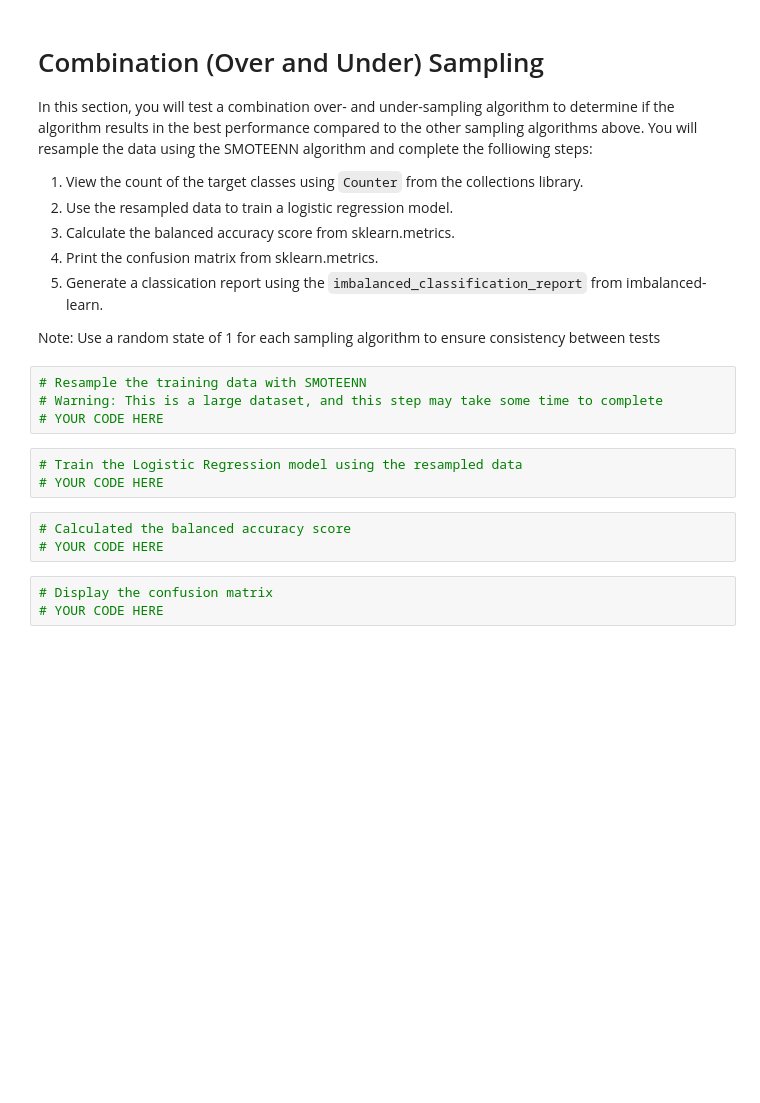
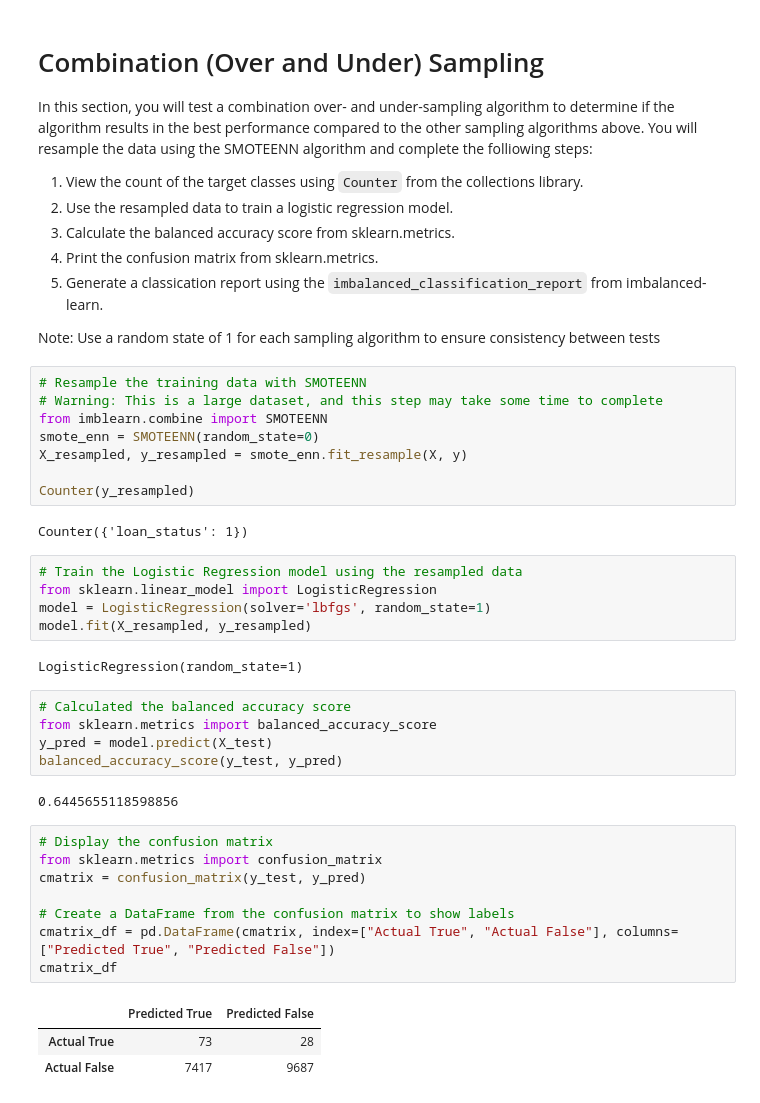
Before and after one commit to MServ/Credit_Risk_Analysis, a Jupyter notebook: credit_risk_resampling.ipynb, the cells around one changed output. Cells and saved outputs as stored; diff of their text form; blank space fills up the shorter version.

```diff
--- a/credit_risk_resampling.ipynb
+++ b/credit_risk_resampling.ipynb
@@ -258,15 +289,38 @@ Note: Use a random state of 1 for each sampling algorithm to ensure consistency
 # %%
 # Resample the training data with SMOTEENN
 # Warning: This is a large dataset, and this step may take some time to complete
-# YOUR CODE HERE
+from imblearn.combine import SMOTEENN
+smote_enn = SMOTEENN(random_state=0)
+X_resampled, y_resampled = smote_enn.fit_resample(X, y)
+
+Counter(y_resampled)
+# %% [output]
+Counter({'loan_status': 1})
 # %%
 # Train the Logistic Regression model using the resampled data
-# YOUR CODE HERE
+from sklearn.linear_model import LogisticRegression
+model = LogisticRegression(solver='lbfgs', random_state=1)
+model.fit(X_resampled, y_resampled)
+# %% [output]
+LogisticRegression(random_state=1)
-# %%
-# Calculated the balanced accuracy score
-# YOUR CODE HERE
-# %%
-# Display the confusion matrix
-# YOUR CODE HERE
+# %%
+# Calculated the balanced accuracy score
+from sklearn.metrics import balanced_accuracy_score
+y_pred = model.predict(X_test)
+balanced_accuracy_score(y_test, y_pred)
+# %% [output]
+0.6445655118598856
+# %%
+# Display the confusion matrix
+from sklearn.metrics import confusion_matrix
+cmatrix = confusion_matrix(y_test, y_pred)
+
+# Create a DataFrame from the confusion matrix to show labels
+cmatrix_df = pd.DataFrame(cmatrix, index=["Actual True", "Actual False"], columns=["Predicted True", "Predicted False"])
+cmatrix_df
+# %% [output]
+|  | Predicted True | Predicted False |
+| Actual True | 73 | 28 |
+| Actual False | 7417 | 9687 |
 # %%
 # Print the imbalanced classification report
```
Also changed, not shown: parts of 9 cells of this notebook.
